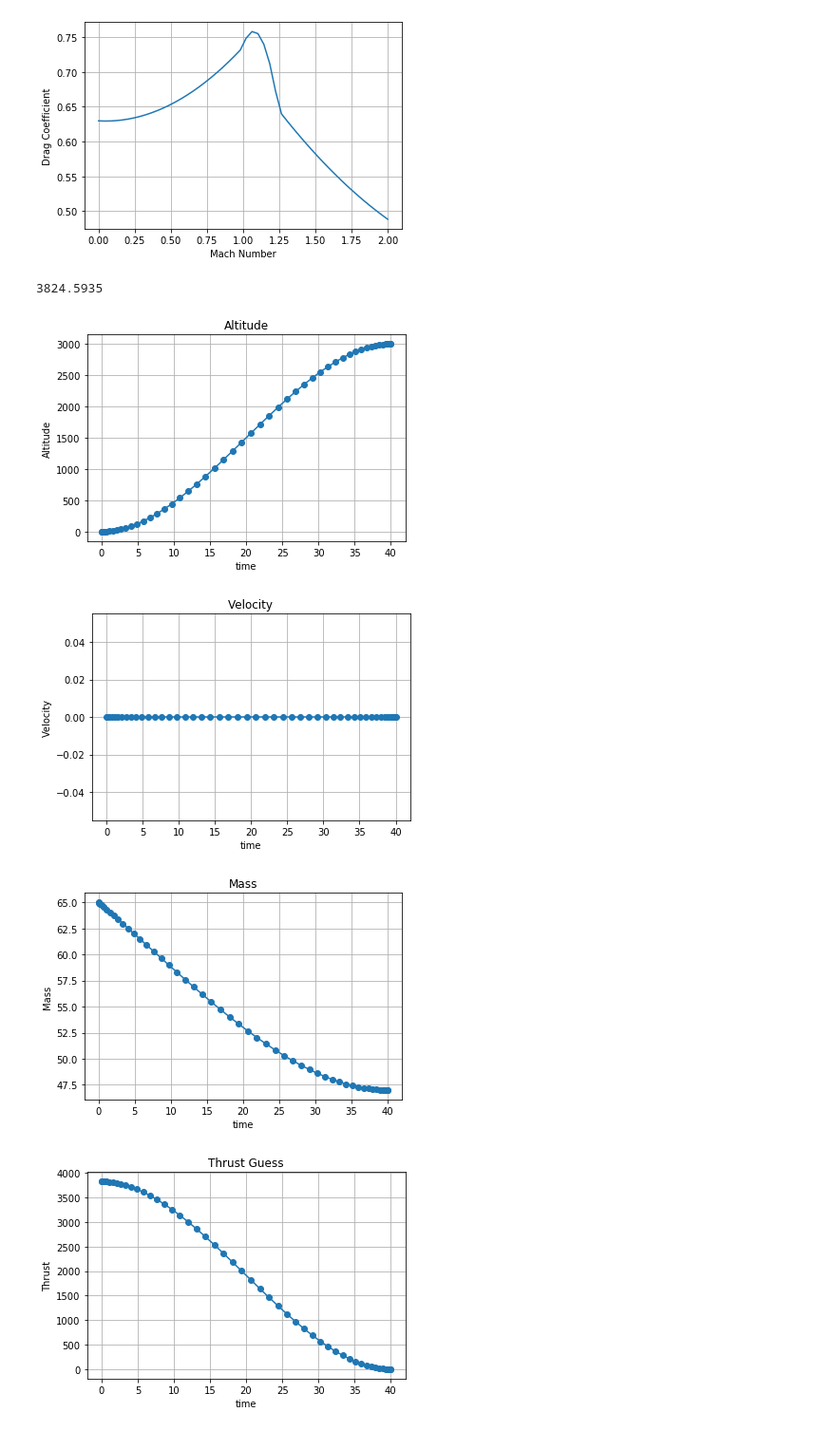
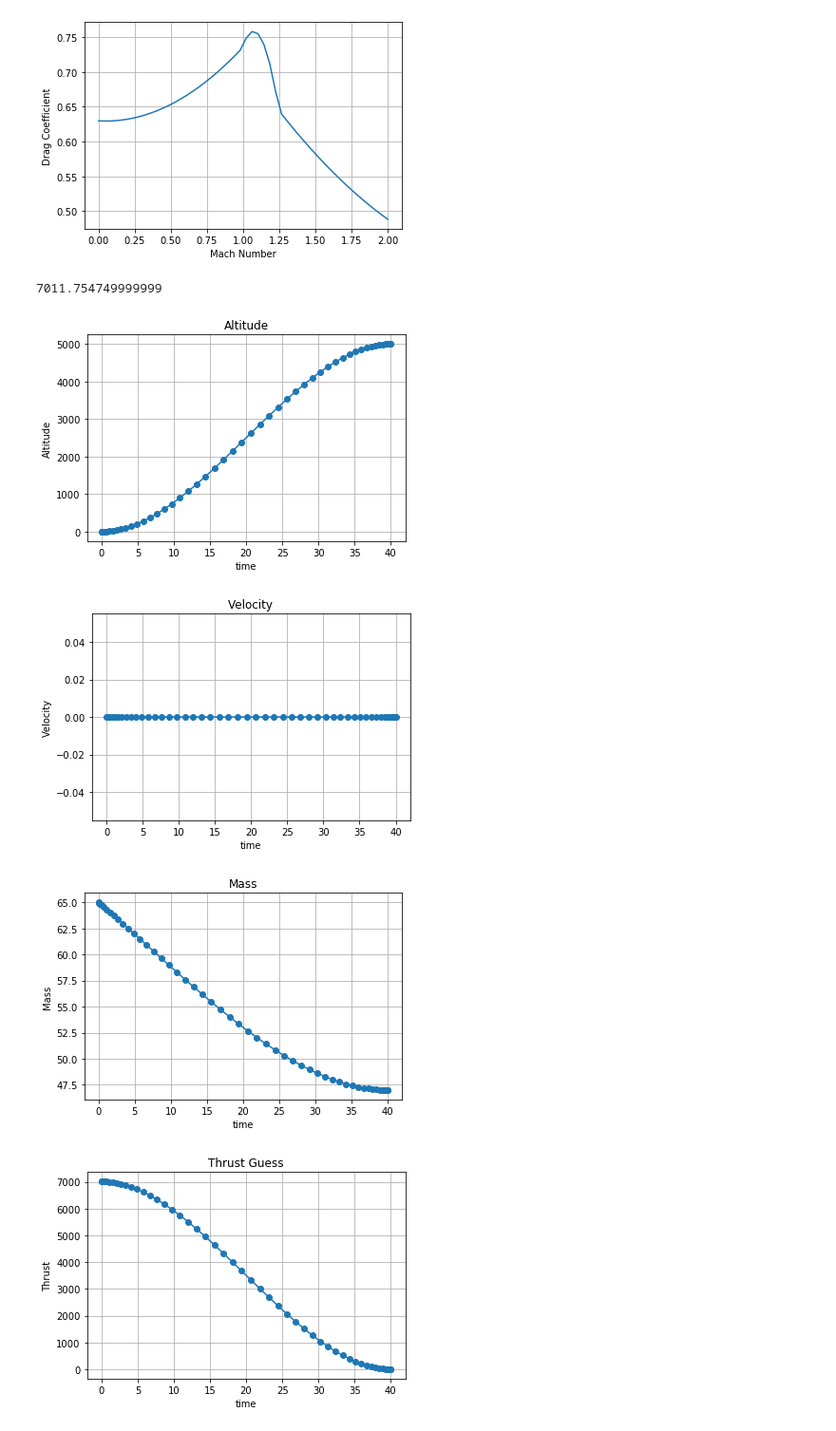
Before and after one commit to icl-rocketry/optimalAscent, a Jupyter notebook: BasicOptimalAscentSingleStage/Basic_Single_Stage.ipynb, the cells around one changed output. Shown at 95% size. Drawn from its saved outputs; the diff is of its cells as text; code cells hidden in the pictures.

```diff
--- a/BasicOptimalAscentSingleStage/Basic_Single_Stage.ipynb
+++ b/BasicOptimalAscentSingleStage/Basic_Single_Stage.ipynb
@@ -25,7 +25,7 @@ class Rocket:
 
         self.Isp = 200.0  # Isp [s]
 
-        self.thrust_to_weight = 6  # initial thrust to weight ratio
+        self.thrust_to_weight = 11  # initial thrust to weight ratio
         self.T_max = self.thrust_to_weight * self.M_0 * self.g0
 
     def air_density(self, h):
@@ -96,7 +96,7 @@ plt.ylabel('Drag Coefficient');
 # %%
 rocket.T_max
 # %% [output]
-3824.5935
+7011.754749999999
 # %%
 def dynamics(prob, obj, section):
     h = prob.states(0, section)
@@ -135,6 +135,9 @@ def equality(prob, obj):
     result.equal(v[-1], 0.0)
     result.equal(m[-1], obj.M_dry)
 
+    #find index around h = 5m
+
+
     return result()
 
 
@@ -156,12 +159,37 @@ def inequality(prob, obj):
     result.upper_bound(m, obj.M_0)
     result.upper_bound(T, obj.T_max)
 
+    #require launch rail clearance speed requirement
+    #idx = np.abs(h - 5).argmin() #get time index of launch speed
+    #result.lower_bound(v[idx], 30.5)
+    #this method didnt work. will think of something better.
+
+    #impose a minimum thrust for the first few seconds
+    #v_min = 30.5 #minimum launch rail clearance speed
+    #s = 5 #launch rail length
+    #a_min = v_min**2/(2*s)
+    #F_min = a_min*obj.M_0
+    #t_min = v_min/a_min
+
+    #F_min_vector = np.zeros_like(h)
+    #idx = np.abs(h - s).argmin()
+    #F_min_vector[0:(idx+1)] = F_min
+
+    #result.lower_bound(T, F_min_vector)
+
+
+    result.lower_bound(T[0], obj.T_max)
+    result.lower_bound(T[1], obj.T_max)
+    result.lower_bound(T[2], obj.T_max)
+    result.lower_bound(T[3], obj.T_max)
+    #result.lower_bound(T[4], obj.T_max)
+
     return result()
 
 
 def cost(prob, obj):
     h = prob.states_all_section(0)
-    return - h[-1]
+    return - h[-1]#/3000 #bring value closer to 1
 
 
 def cost_derivative(prob, obj):
@@ -176,7 +204,7 @@ time_init = [0.0, 40]
 n = [50]
 num_states = [3]
 num_controls = [1]
-max_iteration = 20
+max_iteration = 10
 
 flag_savefig = True
 savefig_file = "./Basic_Single_Stage/"
@@ -200,36 +228,36 @@ obj = Rocket()
 #prob.set_unit_states_all_section(1, unit_v)
 #prob.set_unit_states_all_section(2, unit_m)
 #prob.set_unit_controls_all_section(0, unit_T)
 #prob.set_unit_time(unit_t)
 
 # ========================
 # Initial parameter guess
 
 # altitude profile
-h_init = Guess.cubic(prob.time_all_section, 0, 0.0, 3000, 0.0)
+h_init = Guess.cubic(prob.time_all_section, 0, 0.0, 5000, 0.0)
 Guess.plot(prob.time_all_section, h_init, "Altitude", "time", "Altitude")
 # if(flag_savefig):plt.savefig(savefig_file + "guess_alt" + ".png")
 
 # velocity
 V_init = Guess.linear(prob.time_all_section, 0.0, 0.0)
 Guess.plot(prob.time_all_section, V_init, "Velocity", "time", "Velocity")
 
 # mass profile
 M_init = Guess.cubic(prob.time_all_section, obj.M_0, -0.6, obj.M_dry, 0.0)
 Guess.plot(prob.time_all_section, M_init, "Mass", "time", "Mass")
 # if(flag_savefig):plt.savefig(savefig_file + "guess_mass" + ".png")
 
 # thrust profile
 T_init = Guess.cubic(prob.time_all_section, obj.T_max, 0.0, 0.0, 0.0)
 Guess.plot(prob.time_all_section, T_init, "Thrust Guess", "time", "Thrust")
 # if(flag_savefig):plt.savefig(savefig_file + "guess_mass" + ".png")
 
 plt.show()
 # %% [output]
-[figure, old version]
+[figure, new version]
 [figure]
 [figure]
-[figure, old version]
+[figure, new version]
 # %%
 # ========================
 # Substitution initial value to parameter vector to be optimized
```
Also changed, not shown: parts of 13 cells of this notebook, 6 other files.
